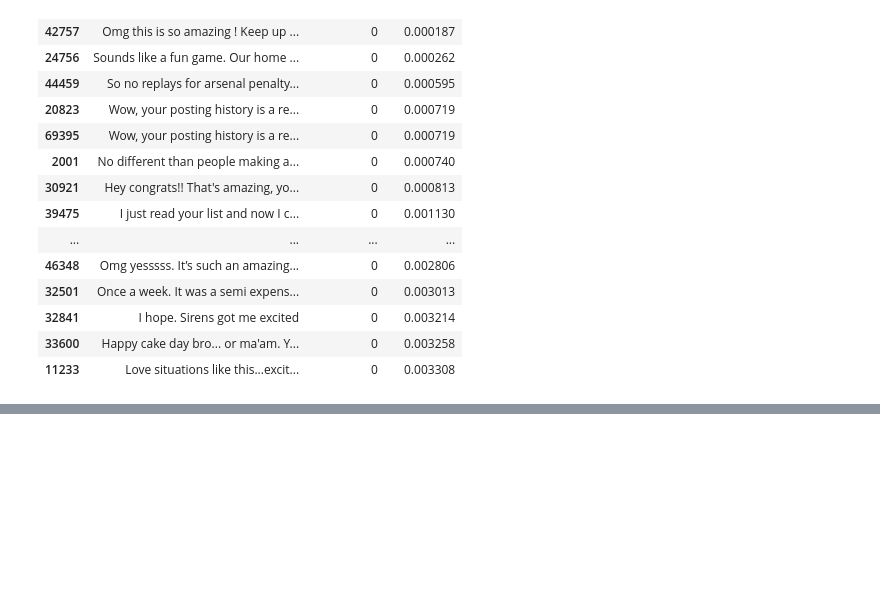
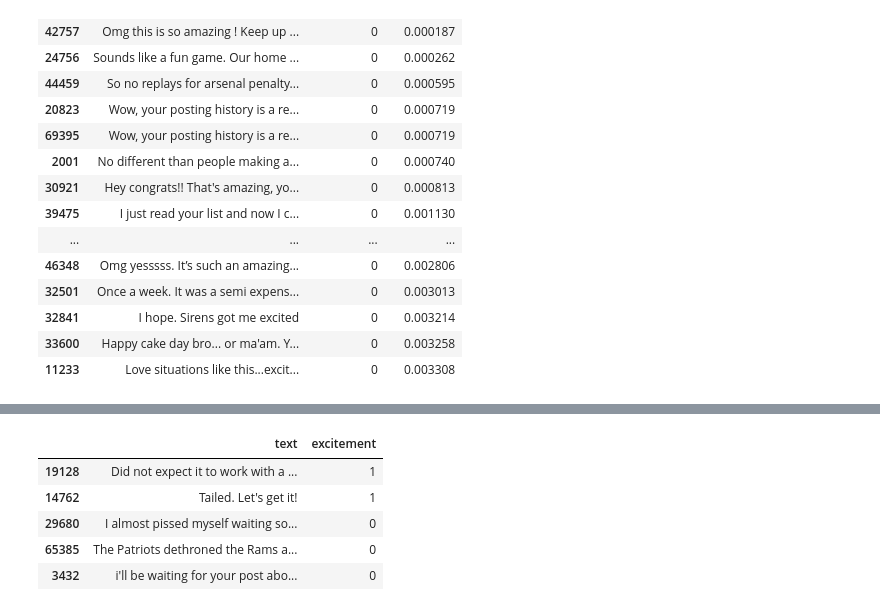
Before and after one commit to chsafouane/bad_labels, a Jupyter notebook: notebooks/calmcode_tut.ipynb, the cells around one changed output, grey strips where cells are left out. Cells and saved outputs as stored; diff of their text form; code cells hidden in the pictures; blank space fills up the shorter version.

```diff
--- a/notebooks/calmcode_tut.ipynb
+++ b/notebooks/calmcode_tut.ipynb
@@ -198,0 +261,9 @@ def correct_class_confidence(X, y, mod):
+# %%
+df[lnl.predict(X) != new_pipe.predict(X)][["text", "excitement"]].sample(5)
+# %% [output]
+|  | text | excitement |
+| 19128 | Did not expect it to work with a ... | 1 |
+| 14762 | Tailed. Let's get it! | 1 |
+| 29680 | I almost pissed myself waiting so... | 0 |
+| 65385 | The Patriots dethroned the Rams a... | 0 |
+| 3432 | i'll be waiting for your post abo... | 0 |
```
Also changed, not shown: parts of 9 cells of this notebook.
